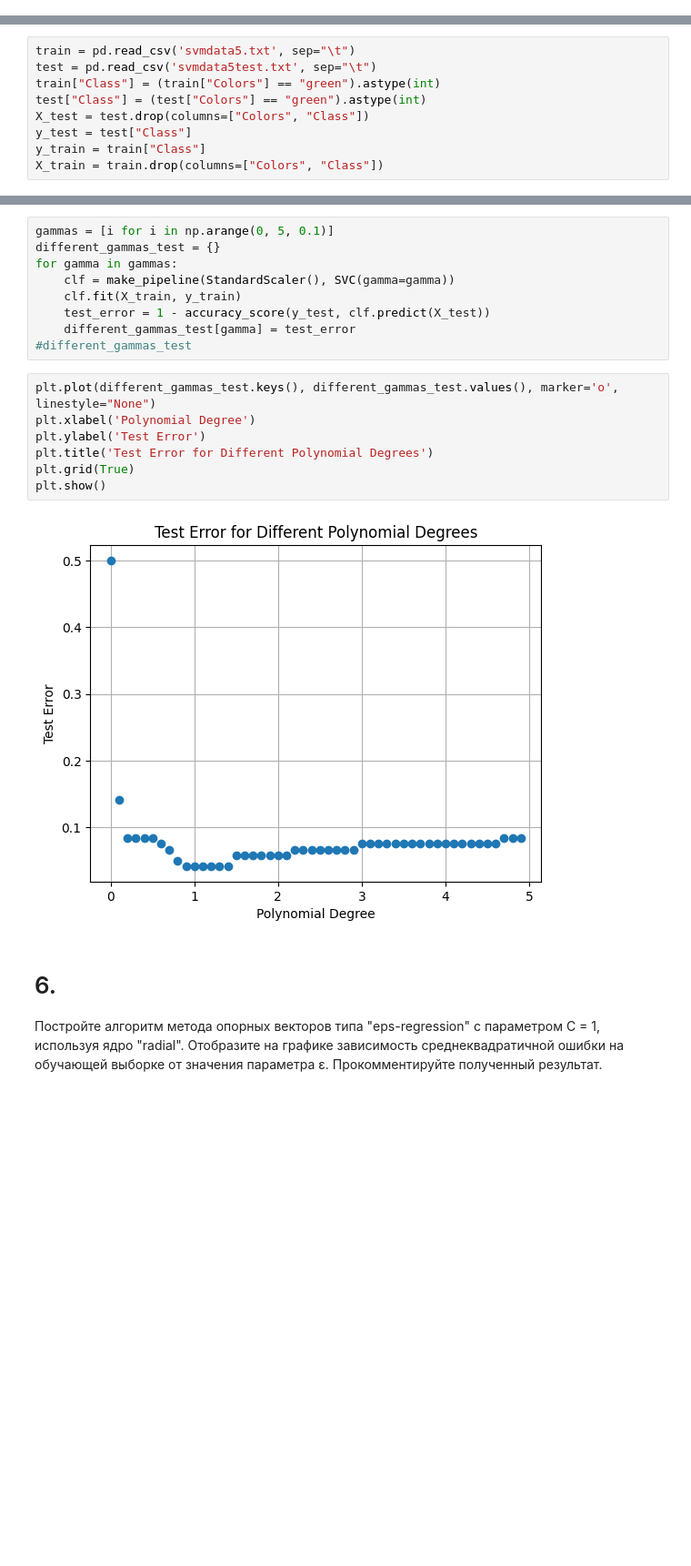
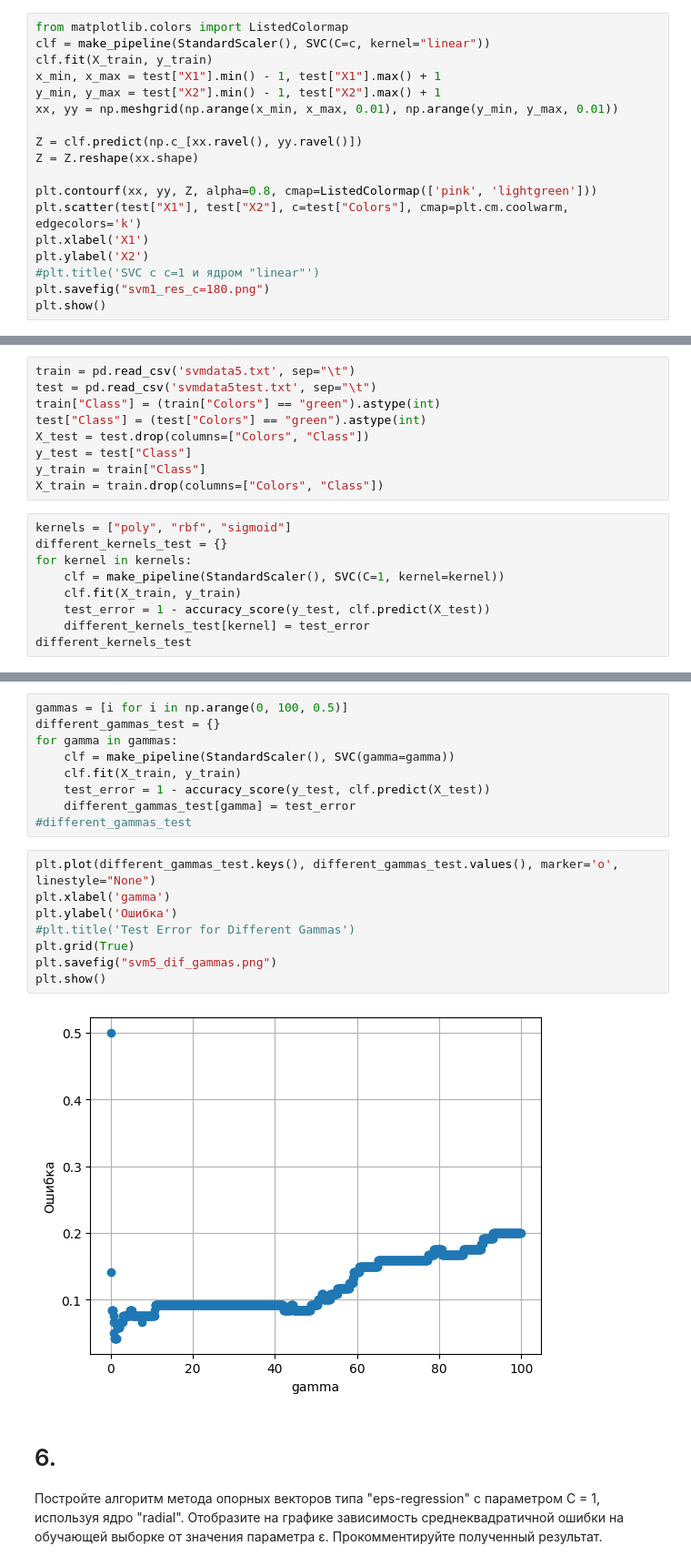
Before and after one commit to sleshworld/magistr_labs, a Jupyter notebook: 3_SVM/svm.ipynb, the cells around one changed output, grey strips where cells are left out. Shown at 91% size. Cells and saved outputs as stored; diff of their text form; blank space fills up the shorter version.

```diff
--- a/3_SVM/svm.ipynb
+++ b/3_SVM/svm.ipynb
@@ -170,0 +166,18 @@ plt.show()
+# %%
+from matplotlib.colors import ListedColormap
+clf = make_pipeline(StandardScaler(), SVC(C=c, kernel="linear"))
+clf.fit(X_train, y_train)
+x_min, x_max = test["X1"].min() - 1, test["X1"].max() + 1
+y_min, y_max = test["X2"].min() - 1, test["X2"].max() + 1
+xx, yy = np.meshgrid(np.arange(x_min, x_max, 0.01), np.arange(y_min, y_max, 0.01))
+
+Z = clf.predict(np.c_[xx.ravel(), yy.ravel()])
+Z = Z.reshape(xx.shape)
+
+plt.contourf(xx, yy, Z, alpha=0.8, cmap=ListedColormap(['pink', 'lightgreen']))
+plt.scatter(test["X1"], test["X2"], c=test["Colors"], cmap=plt.cm.coolwarm, edgecolors='k')
+plt.xlabel('X1')
+plt.ylabel('X2')
+#plt.title('SVC с c=1 и ядром "linear"')
+plt.savefig("svm1_res_c=180.png")
+plt.show()
@@ -278,3 +347,12 @@ X_test = test.drop(columns=["Colors", "Class"])
 y_test = test["Class"]
 y_train = train["Class"]
 X_train = train.drop(columns=["Colors", "Class"])
+# %%
+kernels = ["poly", "rbf", "sigmoid"]
+different_kernels_test = {}
+for kernel in kernels:
+    clf = make_pipeline(StandardScaler(), SVC(C=1, kernel=kernel))
+    clf.fit(X_train, y_train)
+    test_error = 1 - accuracy_score(y_test, clf.predict(X_test))
+    different_kernels_test[kernel] = test_error
+different_kernels_test
@@ -281,5 +421,5 @@ X_train = train.drop(columns=["Colors", "Class"])
 # %%
-gammas = [i for i in np.arange(0, 5, 0.1)]
+gammas = [i for i in np.arange(0, 100, 0.5)]
 different_gammas_test = {}
 for gamma in gammas:
     clf = make_pipeline(StandardScaler(), SVC(gamma=gamma))
@@ -289,13 +429,14 @@ for gamma in gammas:
 #different_gammas_test
 # %%
 plt.plot(different_gammas_test.keys(), different_gammas_test.values(), marker='o', linestyle="None")
-plt.xlabel('Polynomial Degree')
-plt.ylabel('Test Error')
-plt.title('Test Error for Different Polynomial Degrees')
+plt.xlabel('gamma')
+plt.ylabel('Ошибка')
+#plt.title('Test Error for Different Gammas')
 plt.grid(True)
+plt.savefig("svm5_dif_gammas.png")
 plt.show()
 # %% [output]
-[figure, old version]
+[figure, new version]
 # %% [markdown]
 # 6.
 Постройте алгоритм метода опорных векторов типа "eps-regression" с параметром C = 1, используя ядро "radial". Отобразите на графике зависимость среднеквадратичной ошибки на обучающей выборке от значения параметра ε. Прокомментируйте полученный результат.
```
Also changed, not shown: parts of 20 cells of this notebook, 27 other files.
